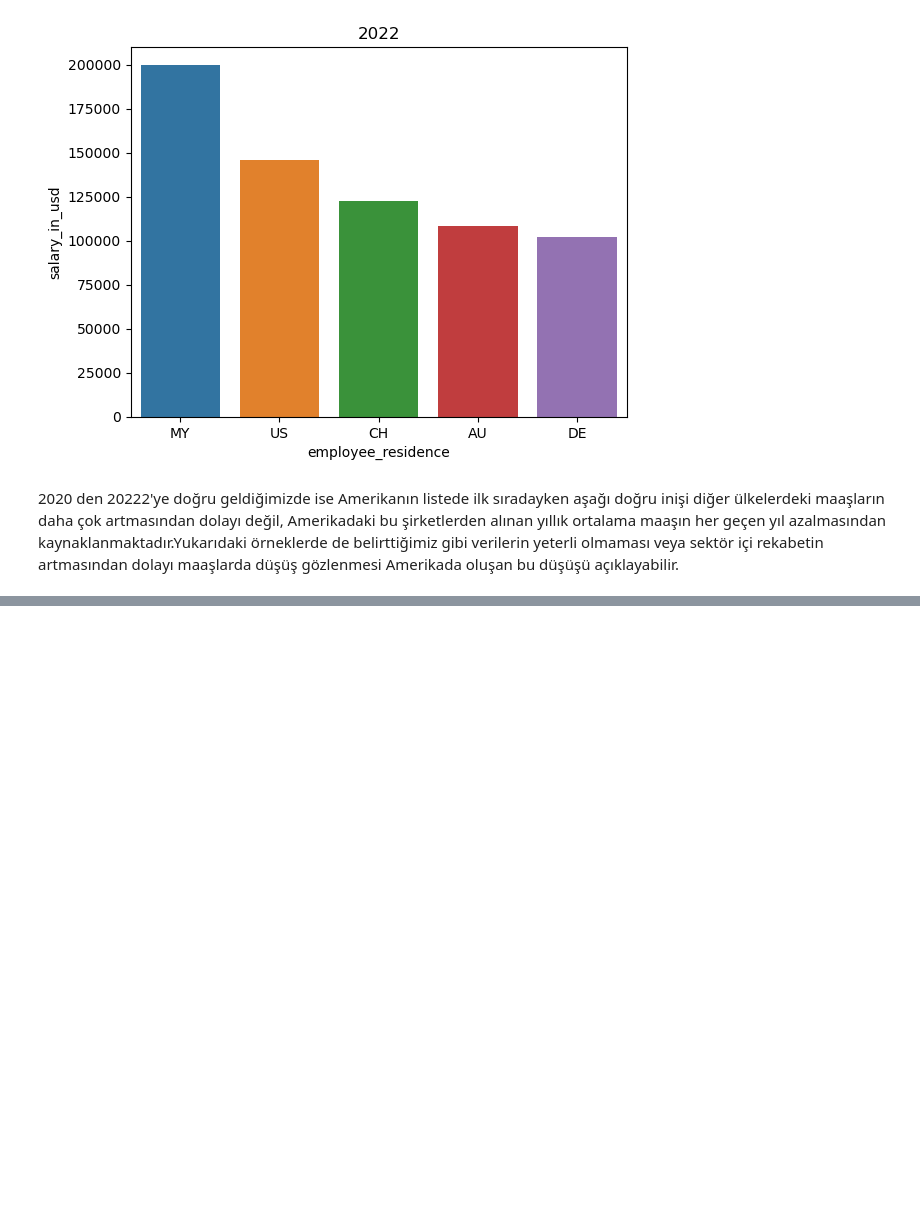
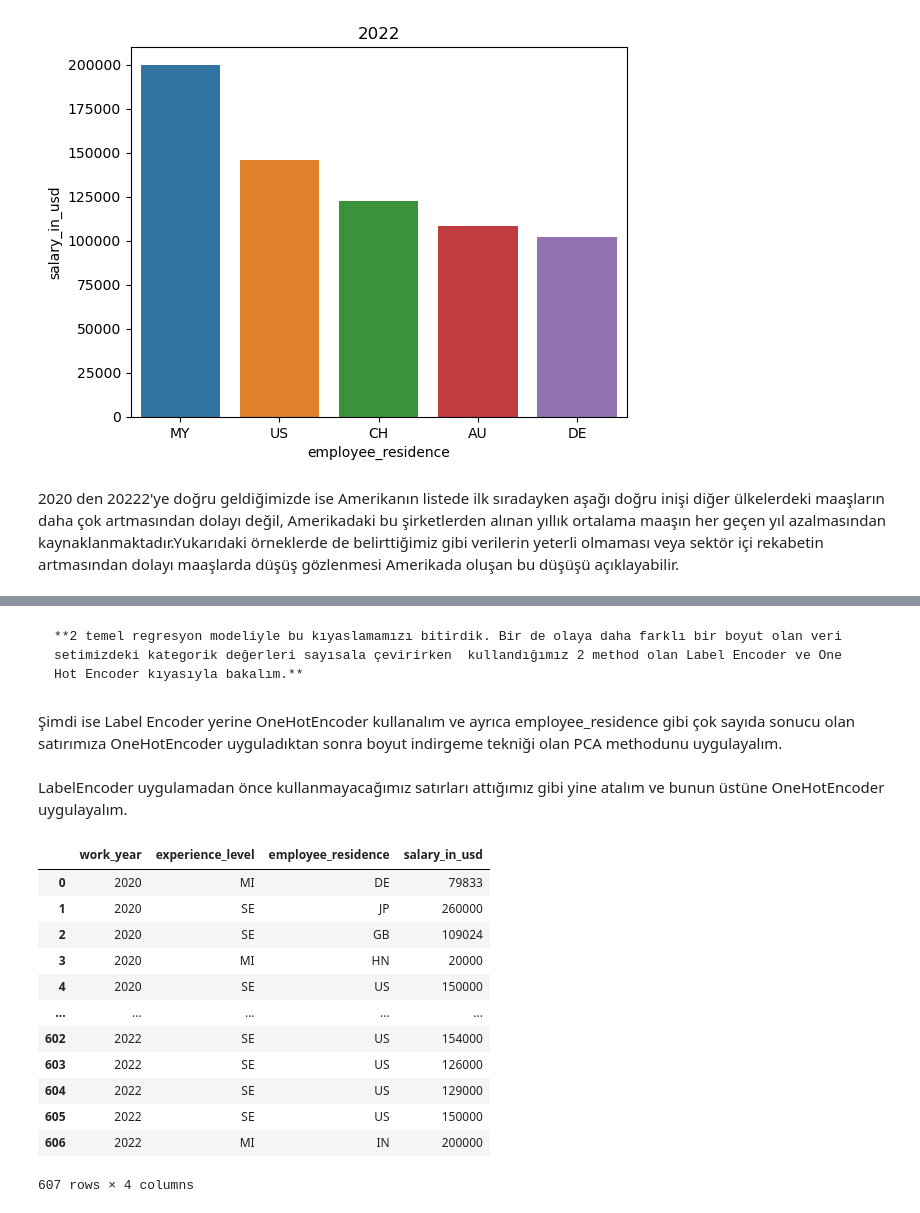
Before and after one commit to ErtugrulDay/Analyses-of-salaries, a Jupyter notebook: anaylsisofsalaries/AnalysisOfSalaries.ipynb, the cells around one changed output, grey strips where cells are left out. Drawn from its saved outputs; the diff is of its cells as text; code cells hidden in the pictures; blank space fills up the shorter version.

```diff
--- a/AnalysisOfSalaries.ipynb
+++ b/anaylsisofsalaries/AnalysisOfSalaries.ipynb
@@ -349,0 +486,26 @@ Text(0.5, 1.0, '2022')
+# %% [markdown]
+    **2 temel regresyon modeliyle bu kıyaslamamızı bitirdik. Bir de olaya daha farklı bir boyut olan veri setimizdeki kategorik değerleri sayısala çevirirken  kullandığımız 2 method olan Label Encoder ve One Hot Encoder kıyasıyla bakalım.**
+# %% [markdown]
+Şimdi ise Label Encoder yerine OneHotEncoder kullanalım ve ayrıca employee_residence gibi çok sayıda sonucu olan satırımıza OneHotEncoder uyguladıktan sonra boyut indirgeme tekniği olan PCA methodunu uygulayalım.
+# %% [markdown]
+LabelEncoder uygulamadan önce kullanmayacağımız satırları attığımız gibi yine atalım ve bunun üstüne OneHotEncoder uygulayalım.
+# %%
+from sklearn.decomposition import PCA
+from sklearn.preprocessing import OneHotEncoder
+df3=df.drop(["Unnamed: 0","employment_type","job_title","salary_currency","remote_ratio","company_size","company_location","salary"],axis=1)
+df3=df3[["work_year","experience_level","employee_residence","salary_in_usd"]]
+df3
+# %% [output]
+|  | work_year | experience_level | employee_residence | salary_in_usd |
+| 0 | 2020 | MI | DE | 79833 |
+| 1 | 2020 | SE | JP | 260000 |
+| 2 | 2020 | SE | GB | 109024 |
+| 3 | 2020 | MI | HN | 20000 |
+| 4 | 2020 | SE | US | 150000 |
+| ... | ... | ... | ... | ... |
+| 602 | 2022 | SE | US | 154000 |
+| 603 | 2022 | SE | US | 126000 |
+| 604 | 2022 | SE | US | 129000 |
+| 605 | 2022 | SE | US | 150000 |
+| 606 | 2022 | MI | IN | 200000 |
+607 rows × 4 columns
```
Also changed, not shown: parts of 31 cells of this notebook, 1 other file.
